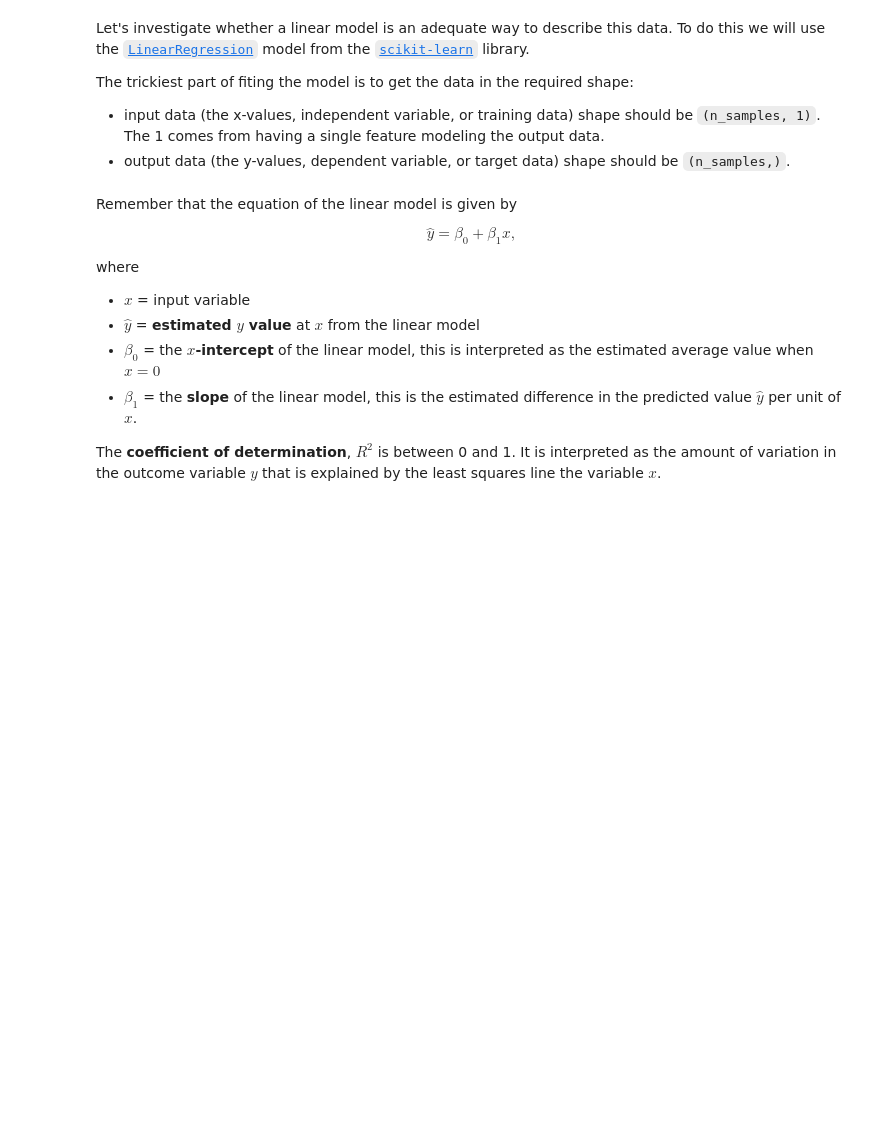
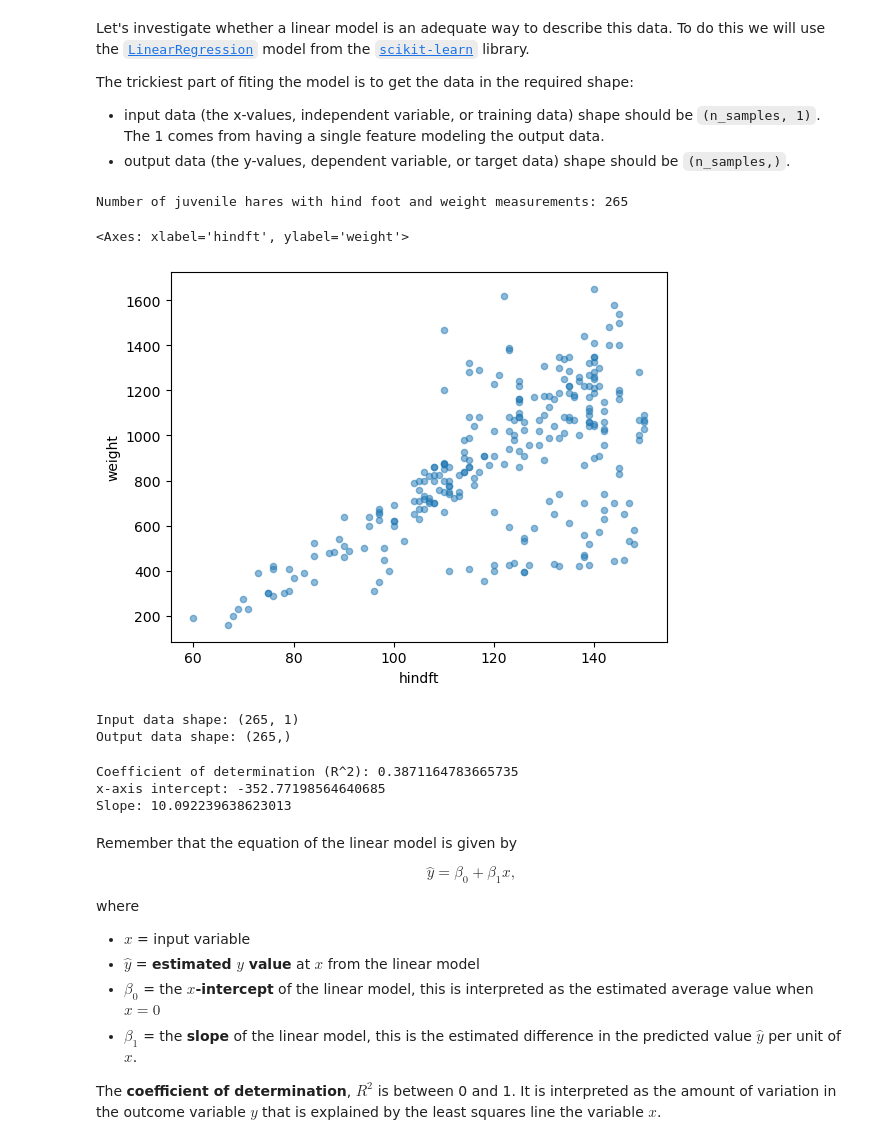
Before and after one commit to kylienewcomer/eds220-2025-in-class, a Jupyter notebook: week10-linear-regression-STUDENTS.ipynb, the cells around one changed output. Saved outputs shown, nothing was run; the diff lists cells and outputs as text; code cells hidden in the pictures; blank space fills up the shorter version.

```diff
--- a/week10-linear-regression-STUDENTS.ipynb
+++ b/week10-linear-regression-STUDENTS.ipynb
@@ -20,0 +28,3 @@ hares.head()
+# %%
+hares['date'] = pd.to_datetime(hares['date'])
+print(hares.date.dtype)
@@ -44,6 +145,49 @@ The trickiest part of fiting the model is to get the data in the required shape:
 
 - input data (the x-values, independent variable, or training data) shape should be `(n_samples, 1)`. The 1 comes from having a single feature modeling the output data.
 - output data (the y-values, dependent variable, or target data) shape should be `(n_samples,)`.
+# %%
+# Subset juvenile hares with hind foot and weight measurements
+juveniles_weight_hindft = hares_juv_adult[(hares_juv_adult['hindft'].notna()) &
+                                          (hares_juv_adult['weight'].notna()) &
+                                          (hares_juv_adult['age']=='juvenile')]
+
+
+print(f"Number of juvenile hares with hind foot and weight measurements: {len(juveniles_weight_hindft)}")
+juveniles_weight_hindft.plot.scatter(x='hindft', y='weight', alpha=0.5)
+# %% [output]
+Number of juvenile hares with hind foot and weight measurements: 265
+<Axes: xlabel='hindft', ylabel='weight'>
+[figure, added]
+# %%
+# x-values
+X = np.array(juveniles_weight_hindft['hindft']).reshape((-1, 1))   # Reshape to (n_samples, 1)
+print(f"Input data shape: {X.shape}")
+
+# y-values
+y = np.array(juveniles_weight_hindft['weight'])    # Shape is (n_samples,)
+print(f"Output data shape: {y.shape}")
+# %% [output]
+Input data shape: (265, 1)
+Output data shape: (265,)
+# %%
+from sklearn.linear_model import LinearRegression
+# Fit model
+model = LinearRegression().fit(X, y)
+
+# Calculate R^2
+R_sq = model.score(X, y)
+print(f"Coefficient of determination (R^2): {R_sq}")
+
+# Retrieve intercept and slope
+intercept = model.intercept_
+print(f"x-axis intercept: {intercept}")
+
+slope = model.coef_[0]
+print(f"Slope: {slope}")
+# %% [output]
+Coefficient of determination (R^2): 0.3871164783665735
+x-axis intercept: -352.77198564640685
+Slope: 10.092239638623013
 # %% [markdown]
 Remember that the equation of the linear model is given by
 
```
Also changed, not shown: parts of 7 cells of this notebook.
